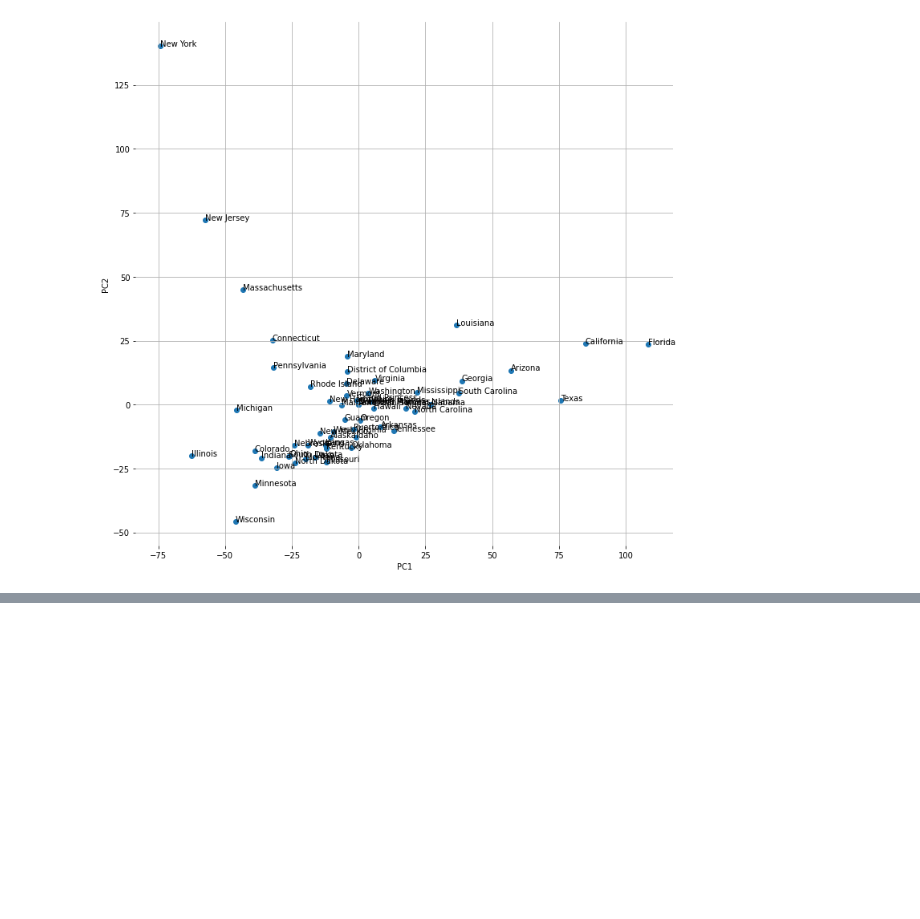
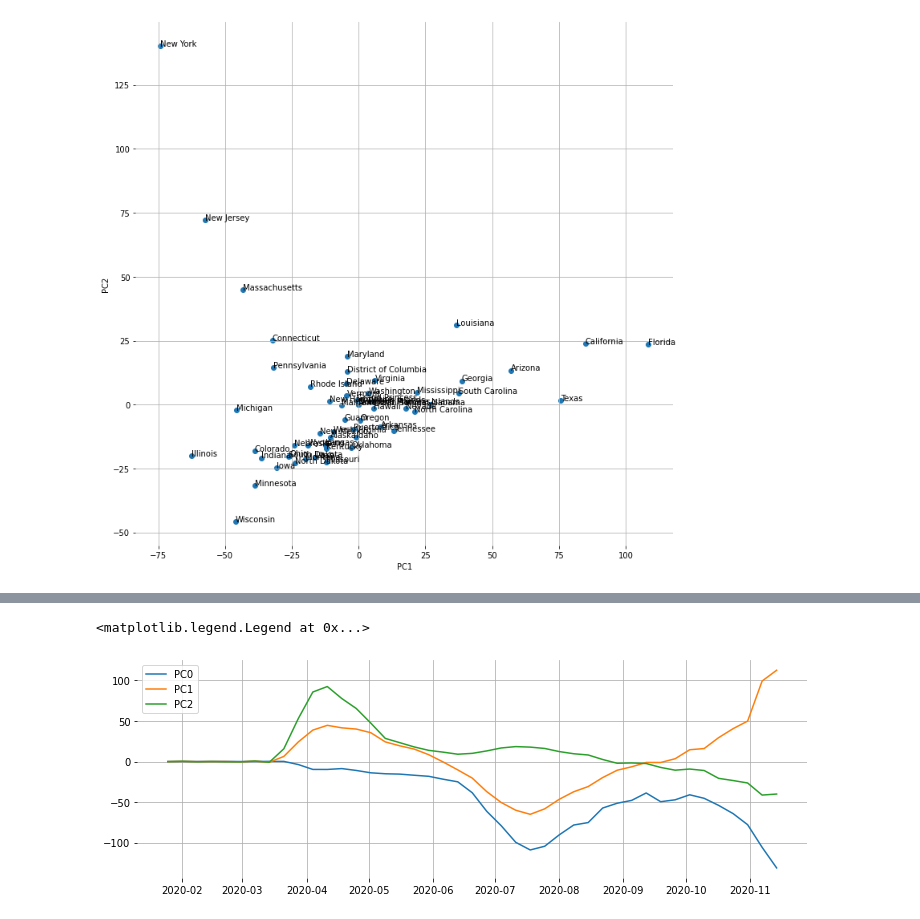
Before and after one commit to MSDS6331/Machine-Learning, a Jupyter notebook: notebooks/Dimensionality-Reduction-with-PCA.ipynb, the cells around one changed output, grey strips where cells are left out. Cells and saved outputs as stored; diff of their text form; code cells hidden in the pictures; blank space fills up the shorter version.

```diff
--- a/notebooks/Dimensionality-Reduction-with-PCA.ipynb
+++ b/notebooks/Dimensionality-Reduction-with-PCA.ipynb
@@ -31,7 +31,7 @@ ax.set_frame_on(False)
 # %%
 # downsample per week
 X = signal.decimate(cases, 7, axis=0)*7
-t = dates[3::7]
+t = dates[2::7]
 # %%
 fig, ax = plt.subplots(1, 1, figsize=(12,4))
 ax.plot(t, X.sum(axis=1))
@@ -114,0 +148,11 @@ ax.set_frame_on(False)
+# %%
+# plot first 3 principal comonents for time:
+fig, ax = plt.subplots(1,1, figsize=(12,4))
+principal_components = (U.T @ X)
+ax.plot(t, principal_components[:3, :].T)
+ax.grid(True)
+ax.set_frame_on(False)
+ax.legend(("PC0", "PC1", "PC2", "PC3"))
+# %% [output]
+<matplotlib.legend.Legend at 0x...>
+[figure, added]
```
Also changed, not shown: parts of 14 cells of this notebook.
